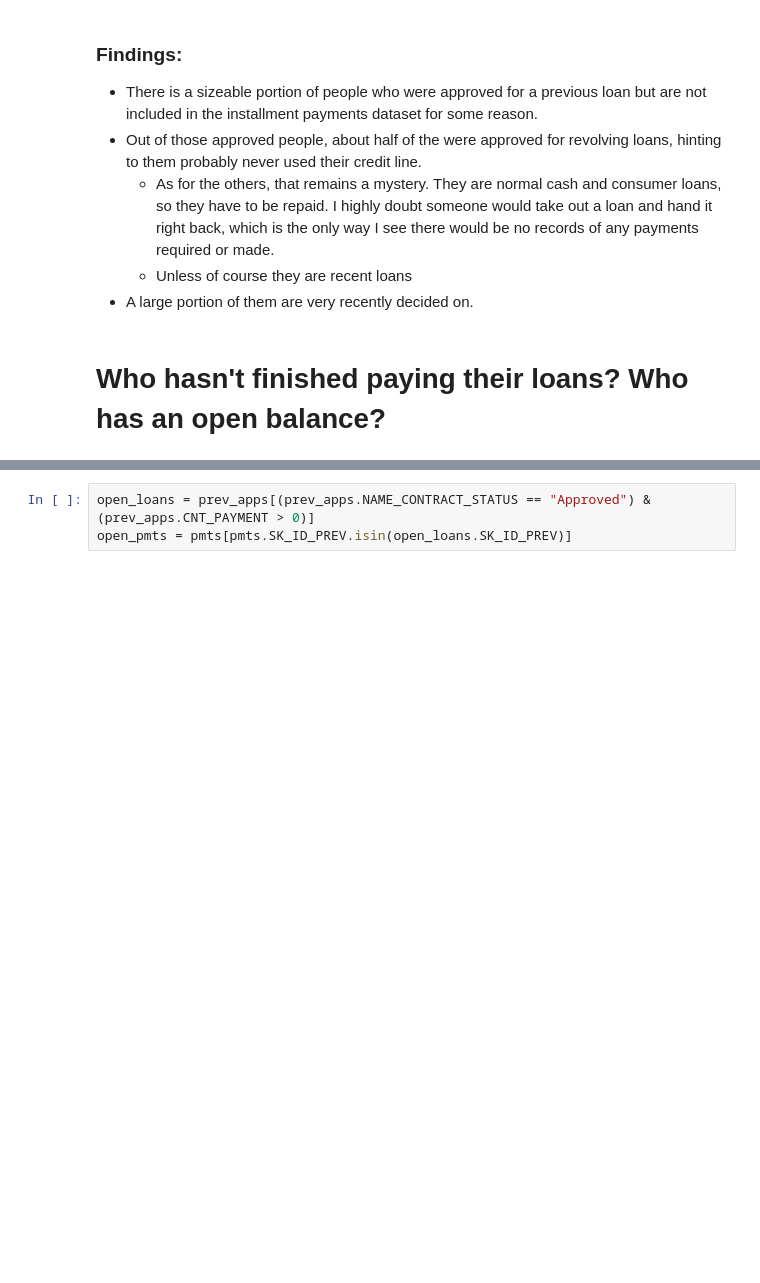
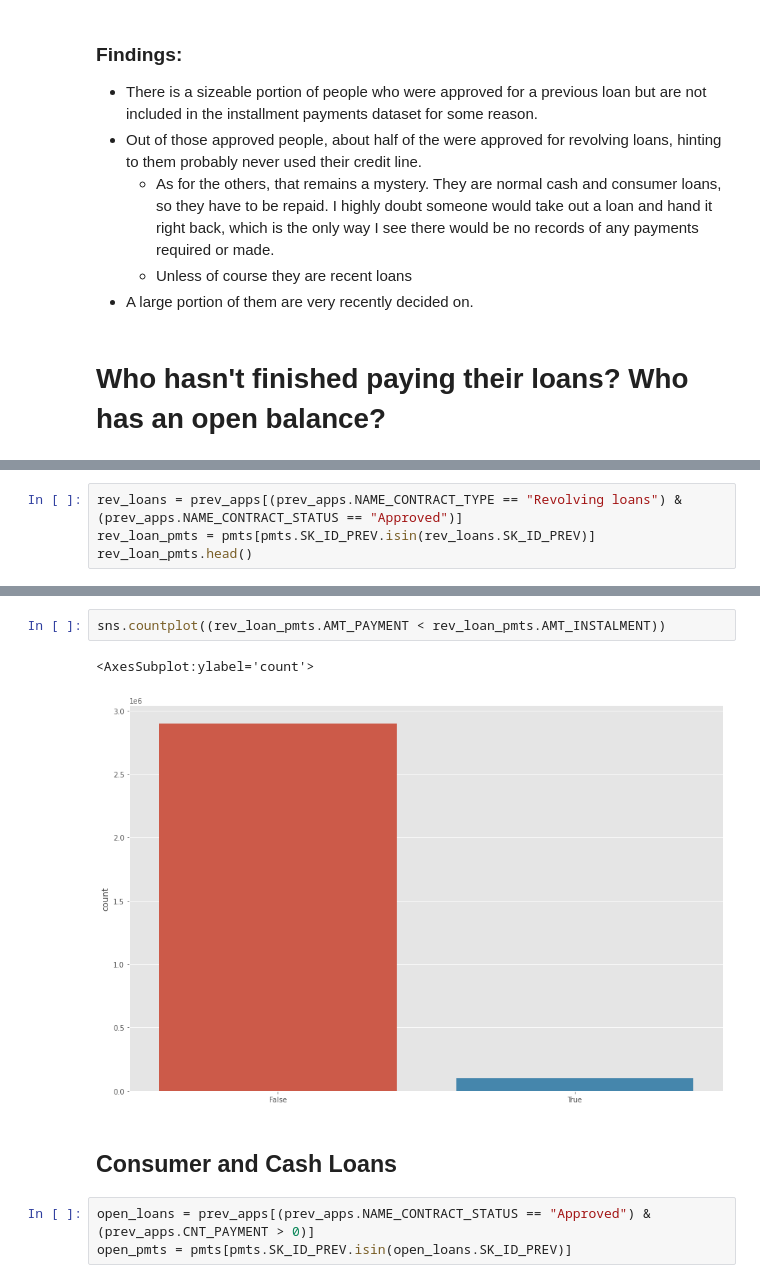
Before and after one commit to Antonio-Avila/Home-Credit-Default, a Jupyter notebook: Installments.ipynb, the cells around one changed output, grey strips where cells are left out. Drawn from its saved outputs; the diff is of its cells as text; blank space fills up the shorter version.

```diff
--- a/Installments.ipynb
+++ b/Installments.ipynb
@@ -394,0 +256,4 @@ sns.violinplot(no_pmts_approved.DAYS_DECISION, y = no_pmts_approved.NAME_CONTRAC
+# %%
+rev_loans = prev_apps[(prev_apps.NAME_CONTRACT_TYPE == "Revolving loans") & (prev_apps.NAME_CONTRACT_STATUS == "Approved")]
+rev_loan_pmts = pmts[pmts.SK_ID_PREV.isin(rev_loans.SK_ID_PREV)]
+rev_loan_pmts.head()
@@ -395,3 +275,10 @@ sns.violinplot(no_pmts_approved.DAYS_DECISION, y = no_pmts_approved.NAME_CONTRAC
+# %%
+sns.countplot((rev_loan_pmts.AMT_PAYMENT < rev_loan_pmts.AMT_INSTALMENT))
+# %% [output]
+<AxesSubplot:ylabel='count'>
+[figure, added]
+# %% [markdown]
+## Consumer and Cash Loans
 # %%
 open_loans = prev_apps[(prev_apps.NAME_CONTRACT_STATUS == "Approved") & (prev_apps.CNT_PAYMENT > 0)]
 open_pmts = pmts[pmts.SK_ID_PREV.isin(open_loans.SK_ID_PREV)]
```
Also changed, not shown: parts of 37 cells of this notebook.
